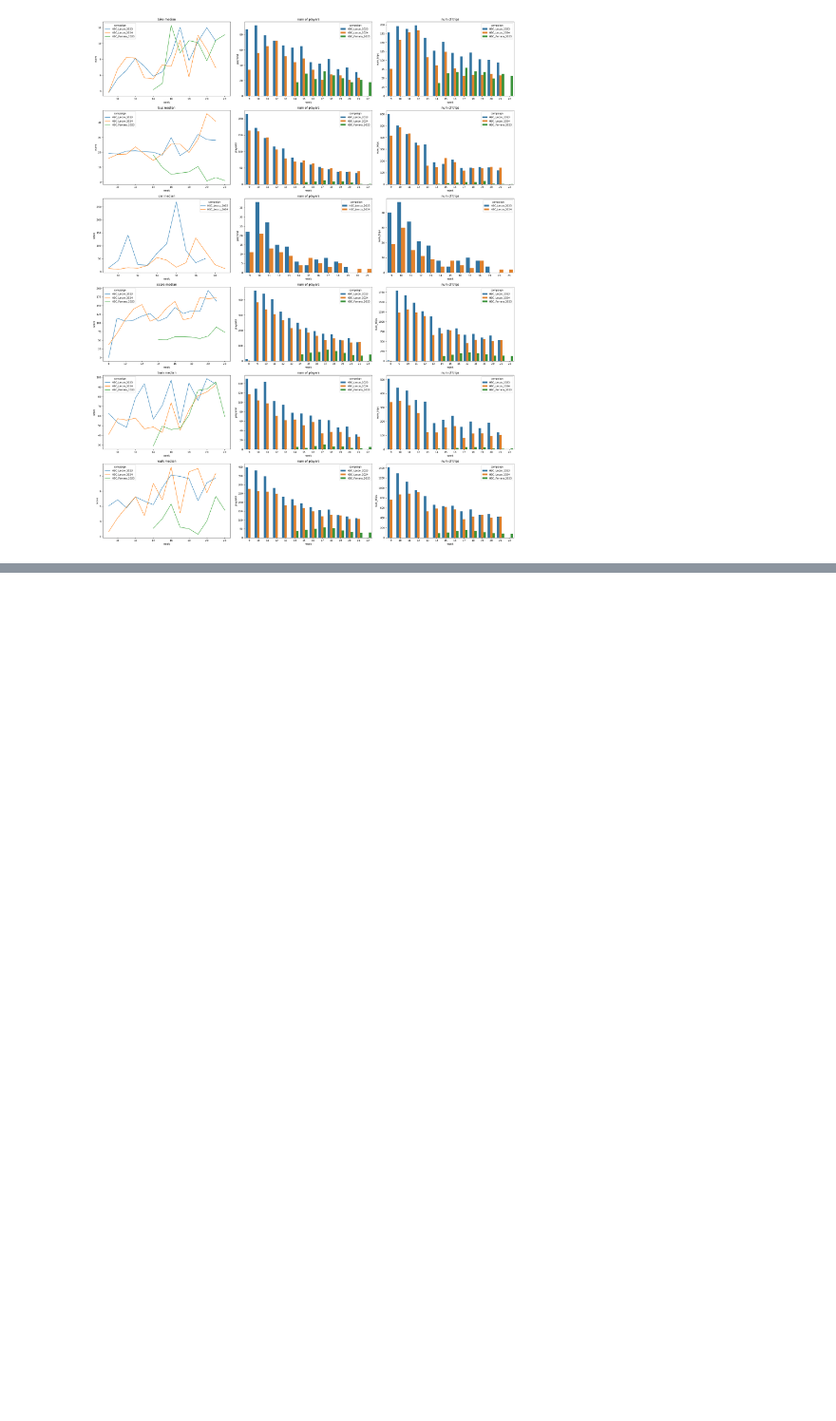
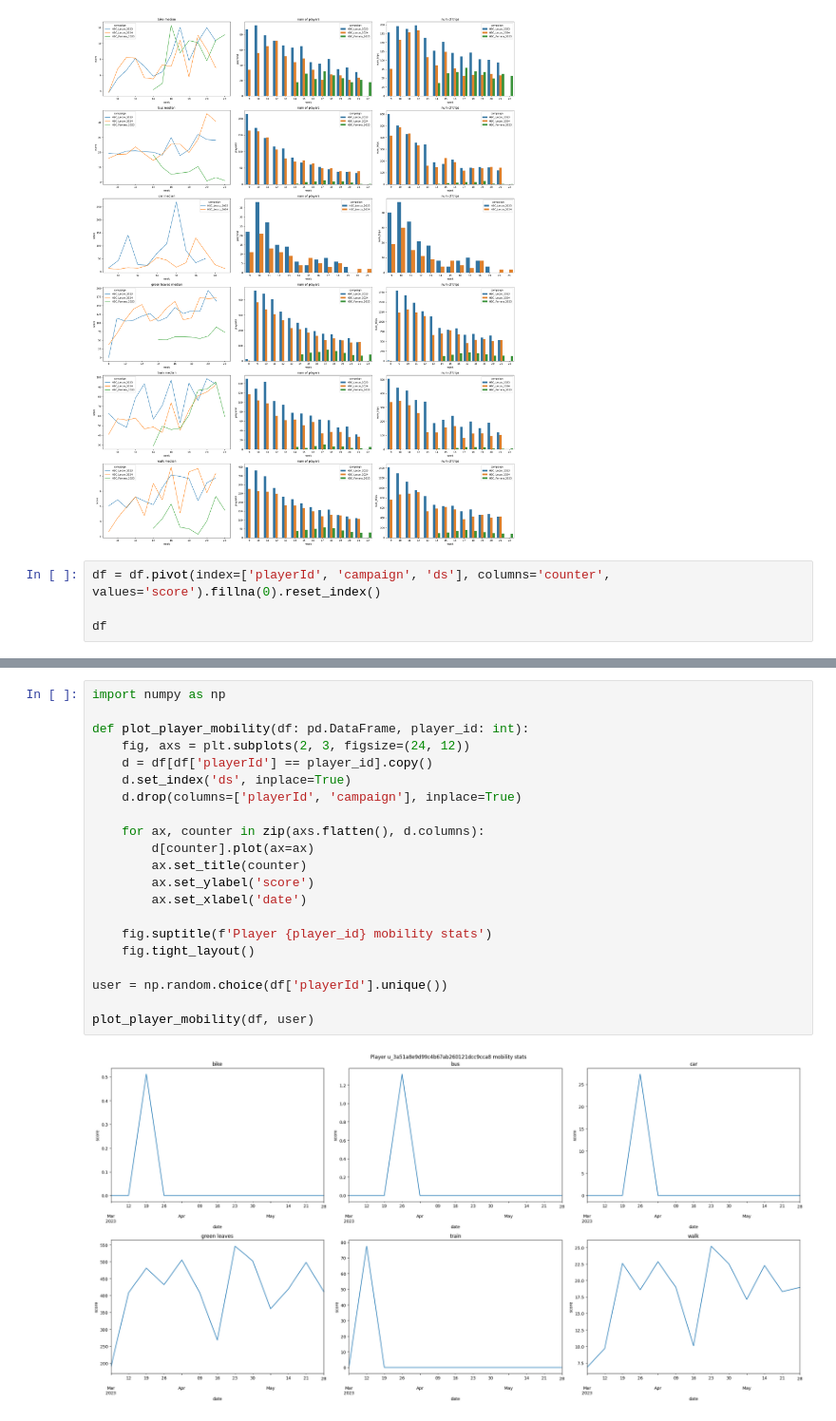
Before and after one commit to rik1599/playngo_challenge_generator, a Jupyter notebook: notebooks/analysis.ipynb, the cells around one changed output, grey strips where cells are left out. Shown: that part at 95% size. Cells and saved outputs as stored; diff of their text form; blank space fills up the shorter version.

```diff
--- a/notebooks/analysis.ipynb
+++ b/notebooks/analysis.ipynb
@@ -90,3 +90,7 @@ plt.tight_layout()
 plt.savefig('../out/players_mobility_stats.pdf')
 # %% [output]
 [figure]
+# %%
+df = df.pivot(index=['playerId', 'campaign', 'ds'], columns='counter', values='score').fillna(0).reset_index()
+
+df
@@ -92,0 +111,23 @@ plt.savefig('../out/players_mobility_stats.pdf')
+# %%
+import numpy as np
+
+def plot_player_mobility(df: pd.DataFrame, player_id: int):
+    fig, axs = plt.subplots(2, 3, figsize=(24, 12))
+    d = df[df['playerId'] == player_id].copy()
+    d.set_index('ds', inplace=True)
+    d.drop(columns=['playerId', 'campaign'], inplace=True)
+
+    for ax, counter in zip(axs.flatten(), d.columns):
+        d[counter].plot(ax=ax)
+        ax.set_title(counter)
+        ax.set_ylabel('score')
+        ax.set_xlabel('date')
+
+    fig.suptitle(f'Player {player_id} mobility stats')
+    fig.tight_layout()
+
+user = np.random.choice(df['playerId'].unique())
+
+plot_player_mobility(df, user)
+# %% [output]
+[figure, added]
```
Also changed, not shown: parts of 4 cells of this notebook, 5 other files.
